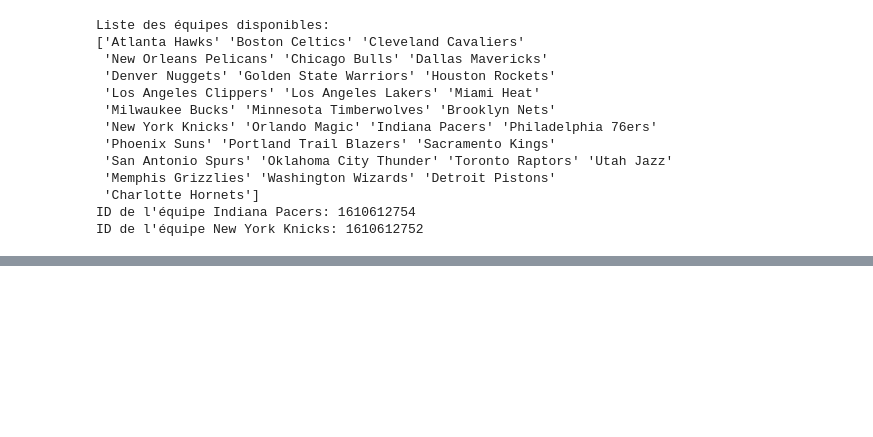
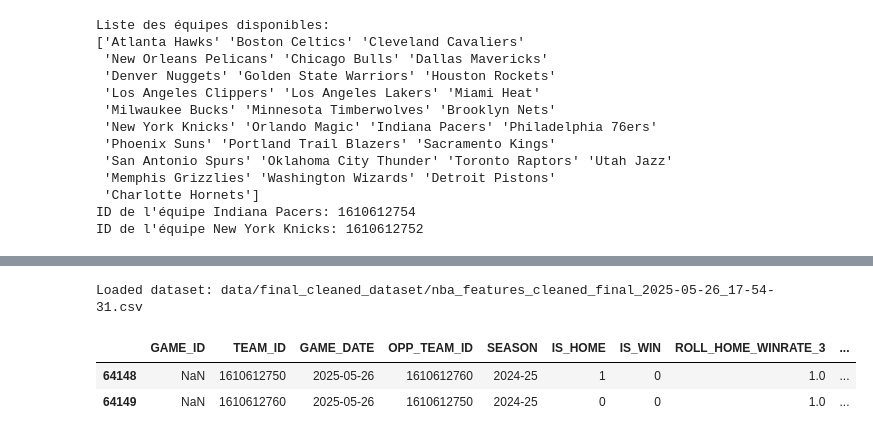
Before and after one commit to SirGenkii/NBA_Predictor, a Jupyter notebook: 08_prediction_match.ipynb, the cells around one changed output, grey strips where cells are left out. Cells and saved outputs as stored; diff of their text form; code cells hidden in the pictures; blank space fills up the shorter version.

Commit message:
working pipeline for manual prediction. backtest pipeline for bet in coming

```diff
--- a/08_prediction_match.ipynb
+++ b/08_prediction_match.ipynb
@@ -59 +91,15 @@ Loaded dataset: data/final_cleaned_dataset/nba_features_cleaned_final_2025-05-25
+# %%
+# 🔁 Charger le dataset complet
+dataset_path = get_latest_file(DATA_FINAL_CLEANED_DATASET_DIR)
+full_df = pd.read_csv(dataset_path)
+print("Loaded dataset:", dataset_path)
+
+predicted_rows = build_prediction_rows(home_team_id=team_home_id, away_team_id=team_away_id, dataset=full_df)
+
+predicted_rows
+# %% [output]
+Loaded dataset: data/final_cleaned_dataset/nba_features_cleaned_final_2025-05-26_17-54-31.csv
+|  | GAME_ID | TEAM_ID | GAME_DATE | OPP_TEAM_ID | SEASON | IS_HOME | IS_WIN | ROLL_HOME_WINRATE_3 | ... |
+| 64148 | NaN | 1610612750 | 2025-05-26 | 1610612760 | 2024-25 | 1 | 0 | 1.0 | ... |
+| 64149 | NaN | 1610612760 | 2025-05-26 | 1610612750 | 2024-25 | 0 | 0 | 1.0 | ... |
 # %%
```
Also changed, not shown: parts of 5 cells of this notebook, 7 other files.
